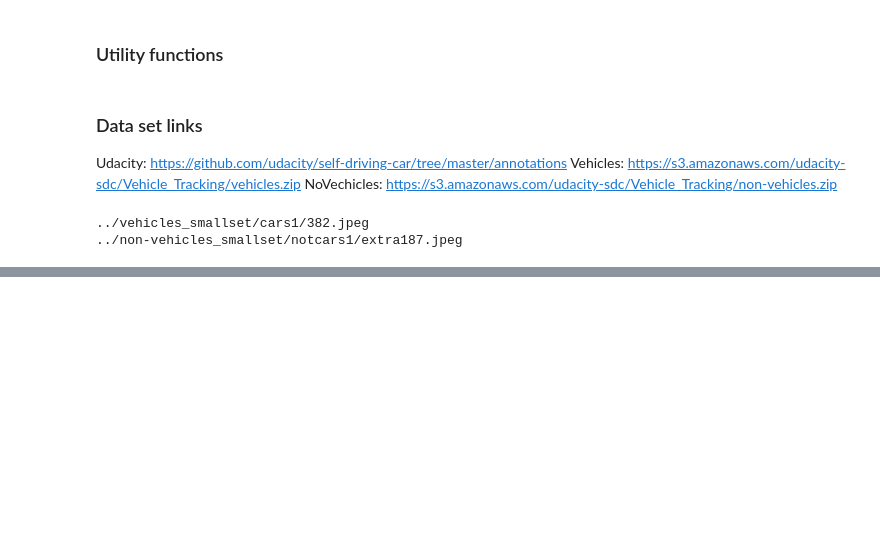
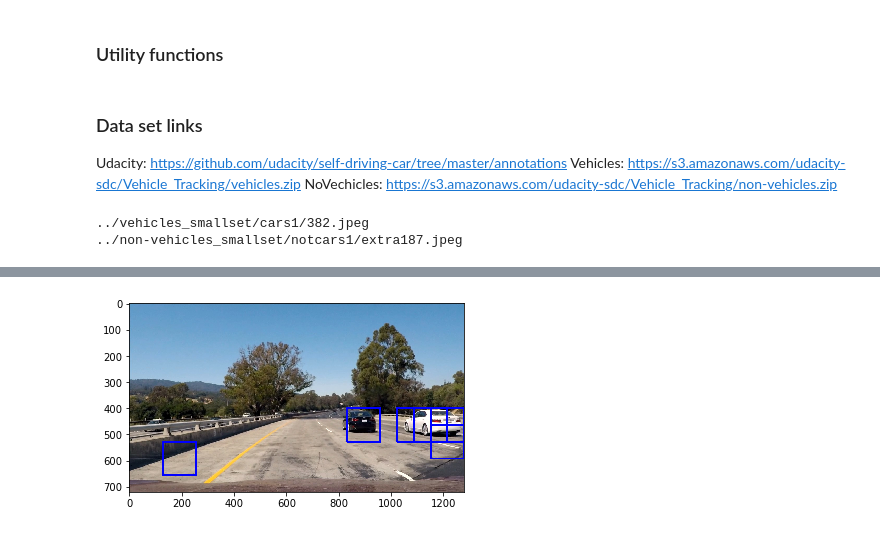
Before and after one commit to jagkin/CarND-Vehicle-Detection, a Jupyter notebook: CarDetection.ipynb, the cells around one changed output, grey strips where cells are left out. Saved outputs shown, nothing was run; the diff lists cells and outputs as text; code cells hidden in the pictures; blank space fills up the shorter version.

```diff
--- a/CarDetection.ipynb
+++ b/CarDetection.ipynb
@@ -198,19 +230,0 @@ def get_hog_features(img, orient, pix_per_cell, cell_per_block, vis=True,
-# %%
-# Read in the image
-image = mpimg.imread(cars[car_ind])
-gray = cv2.cvtColor(image, cv2.COLOR_RGB2GRAY)
-
-# Call our function with vis=True to see an image output
-features, hog_image = get_hog_features(gray, orient= 9,
-                        pix_per_cell= 8, cell_per_block= 2,
-                        vis=True, feature_vec=False)
-
-
-# Plot the examples
-fig = plt.figure()
-plt.subplot(121)
-plt.imshow(image, cmap='gray')
-plt.title('Example Car Image')
-plt.subplot(122)
-plt.imshow(hog_image, cmap='gray')
-plt.title('HOG Visualization')
@@ -252,8 +312,29 @@ def extract_features(imgs, cspace='RGB', spatial_size=(32, 32),
 # %%
-car_features = extract_features(cars, cspace='RGB', spatial_size=(32, 32),
-                        hist_bins=32, hist_range=(0, 256))
-notcar_features = extract_features(not_cars, cspace='RGB', spatial_size=(32, 32),
-                        hist_bins=32, hist_range=(0, 256))
+### TODO: Tweak these parameters and see how the results change.
+color_space = 'RGB' # Can be RGB, HSV, LUV, HLS, YUV, YCrCb
+orient = 9  # HOG orientations
+pix_per_cell = 8 # HOG pixels per cell
+cell_per_block = 2 # HOG cells per block
+hog_channel = 0 # Can be 0, 1, 2, or "ALL"
+spatial_size = (16, 16) # Spatial binning dimensions
+hist_bins = 16    # Number of histogram bins
+spatial_feat = True # Spatial features on or off
+hist_feat = True # Histogram features on or off
+hog_feat = True # HOG features on or off
+y_start_stop = [400, None] # Min and max in y to search in slide_window()
+
+car_features = extract_features(cars, color_space=color_space,
+                        spatial_size=spatial_size, hist_bins=hist_bins,
+                        orient=orient, pix_per_cell=pix_per_cell,
+                        cell_per_block=cell_per_block,
+                        hog_channel=hog_channel, spatial_feat=spatial_feat,
+                        hist_feat=hist_feat, hog_feat=hog_feat)
+notcar_features = extract_features(not_cars, color_space=color_space,
+                        spatial_size=spatial_size, hist_bins=hist_bins,
+                        orient=orient, pix_per_cell=pix_per_cell,
+                        cell_per_block=cell_per_block,
+                        hog_channel=hog_channel, spatial_feat=spatial_feat,
+                        hist_feat=hist_feat, hog_feat=hog_feat)
 
 # Create an array stack of feature vectors
 X = np.vstack((car_features, notcar_features)).astype(np.float64)
@@ -266,14 +347,14 @@ rand_state = np.random.randint(0, 100)
 X_train, X_test, y_train, y_test = train_test_split(
     X, y, test_size=0.2, random_state=rand_state)
 
-# Fit a per-column scaler only on the training data
+# Fit a per-column scaler
 X_scaler = StandardScaler().fit(X_train)
-# Apply the scaler to X_train and X_test
+# Apply the scaler to X
 X_train = X_scaler.transform(X_train)
 X_test = X_scaler.transform(X_test)
 
-print('Using spatial binning of:',spatial,
-    'and', histbin,'histogram bins')
+print('Using:',orient,'orientations',pix_per_cell,
+    'pixels per cell and', cell_per_block,'cells per block')
 print('Feature vector length:', len(X_train[0]))
 # Use a linear SVC
 svc = LinearSVC()
@@ -286,9 +367,26 @@ print(round(t2-t, 2), 'Seconds to train SVC...')
 print('Test Accuracy of SVC = ', round(svc.score(X_test, y_test), 4))
 # Check the prediction time for a single sample
 t=time.time()
-n_predict = 10
-print('My SVC predicts: ', svc.predict(X_test[0:n_predict]))
-print('For these',n_predict, 'labels: ', y_test[0:n_predict])
-t2 = time.time()
-print(round(t2-t, 5), 'Seconds to predict', n_predict,'labels with SVC')
+
+image = mpimg.imread('../CarND-Advanced-Lane-Lines/test_images/test1.jpg')
+draw_image = np.copy(image)
+
+# Uncomment the following line if you extracted training
+# data from .png images (scaled 0 to 1 by mpimg) and the
+# image you are searching is a .jpg (scaled 0 to 255)
+#image = image.astype(np.float32)/255
+
+windows = slide_window(image, x_start_stop=[None, None], y_start_stop=y_start_stop,
+                    xy_window=(128, 128), xy_overlap=(0.5, 0.5))
+
+hot_windows = search_windows(image, windows, svc, X_scaler, color_space=color_space,
+                        spatial_size=spatial_size, hist_bins=hist_bins,
+                        orient=orient, pix_per_cell=pix_per_cell,
+                        cell_per_block=cell_per_block,
+                        hog_channel=hog_channel, spatial_feat=spatial_feat,
+                        hist_feat=hist_feat, hog_feat=hog_feat)
+
+window_img = draw_boxes(draw_image, hot_windows, color=(0, 0, 255), thick=6)
+
+plt.imshow(window_img)
 # %% [output]
@@ -295,0 +398 @@ ValueError: setting an array element with a sequence.
+[figure, added]
```
Also changed, not shown: parts of 17 cells of this notebook, 2 other files.
